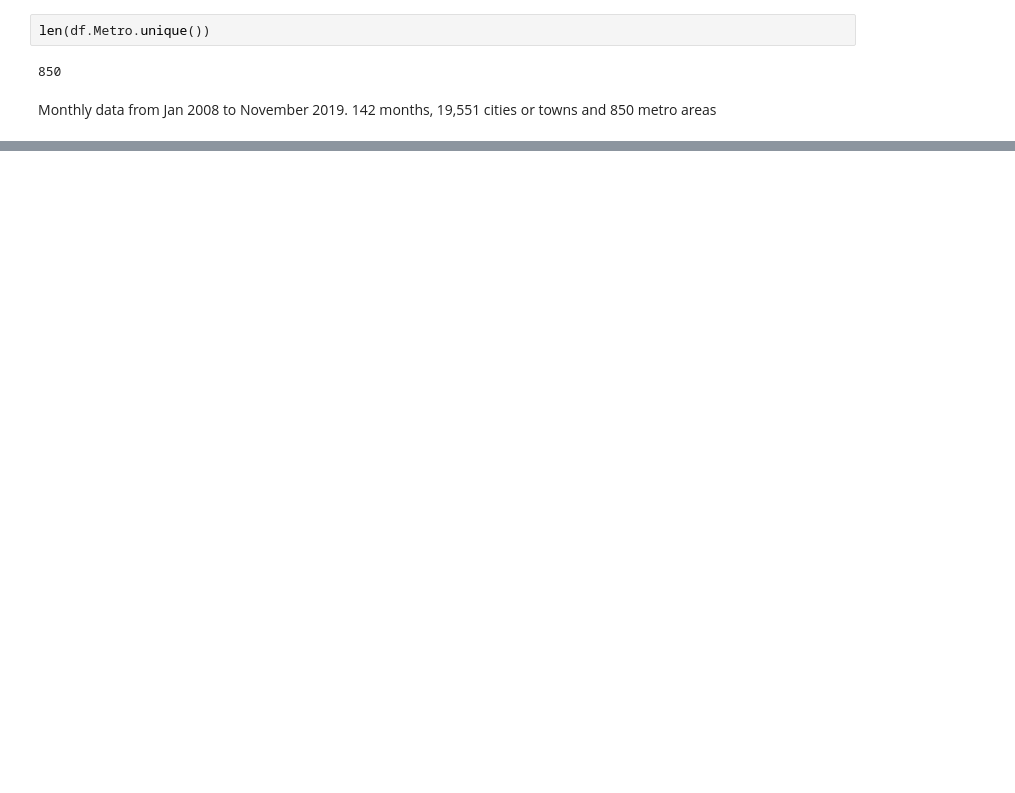
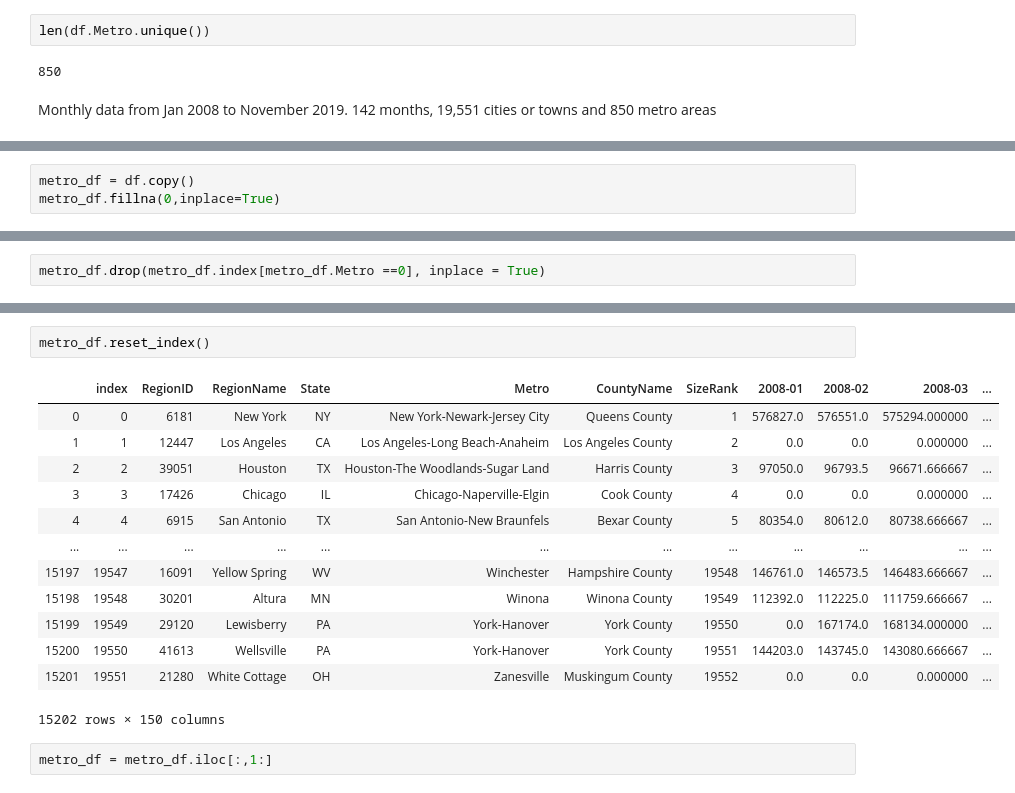
Before and after one commit to MissAle17/Median_Home_Price, a Jupyter notebook: Visualizing Home Prices.ipynb, the cells around one changed output, grey strips where cells are left out. Drawn from its saved outputs; the diff is of its cells as text; blank space fills up the shorter version.

```diff
--- a/Visualizing Home Prices.ipynb
+++ b/Visualizing Home Prices.ipynb
@@ -71,0 +90,3 @@ Monthly data from Jan 2008 to November 2019.  142 months, 19,551 cities or towns
+# %%
+metro_df = df.copy()
+metro_df.fillna(0,inplace=True)
@@ -71,0 +107,2 @@ Monthly data from Jan 2008 to November 2019.  142 months, 19,551 cities or towns
+# %%
+metro_df.drop(metro_df.index[metro_df.Metro ==0], inplace = True)
@@ -71,0 +129,18 @@ Monthly data from Jan 2008 to November 2019.  142 months, 19,551 cities or towns
+# %%
+metro_df.reset_index()
+# %% [output]
+|  | index | RegionID | RegionName | State | Metro | CountyName | SizeRank | 2008-01 | 2008-02 | 2008-03 | ... |
+| 0 | 0 | 6181 | New York | NY | New York-Newark-Jersey City | Queens County | 1 | 576827.0 | 576551.0 | 575294.000000 | ... |
+| 1 | 1 | 12447 | Los Angeles | CA | Los Angeles-Long Beach-Anaheim | Los Angeles County | 2 | 0.0 | 0.0 | 0.000000 | ... |
+| 2 | 2 | 39051 | Houston | TX | Houston-The Woodlands-Sugar Land | Harris County | 3 | 97050.0 | 96793.5 | 96671.666667 | ... |
+| 3 | 3 | 17426 | Chicago | IL | Chicago-Naperville-Elgin | Cook County | 4 | 0.0 | 0.0 | 0.000000 | ... |
+| 4 | 4 | 6915 | San Antonio | TX | San Antonio-New Braunfels | Bexar County | 5 | 80354.0 | 80612.0 | 80738.666667 | ... |
+| ... | ... | ... | ... | ... | ... | ... | ... | ... | ... | ... | ... |
+| 15197 | 19547 | 16091 | Yellow Spring | WV | Winchester | Hampshire County | 19548 | 146761.0 | 146573.5 | 146483.666667 | ... |
+| 15198 | 19548 | 30201 | Altura | MN | Winona | Winona County | 19549 | 112392.0 | 112225.0 | 111759.666667 | ... |
+| 15199 | 19549 | 29120 | Lewisberry | PA | York-Hanover | York County | 19550 | 0.0 | 167174.0 | 168134.000000 | ... |
+| 15200 | 19550 | 41613 | Wellsville | PA | York-Hanover | York County | 19551 | 144203.0 | 143745.0 | 143080.666667 | ... |
+| 15201 | 19551 | 21280 | White Cottage | OH | Zanesville | Muskingum County | 19552 | 0.0 | 0.0 | 0.000000 | ... |
+15202 rows × 150 columns
+# %%
+metro_df = metro_df.iloc[:,1:]
```
Also changed, not shown: parts of 21 cells of this notebook.
